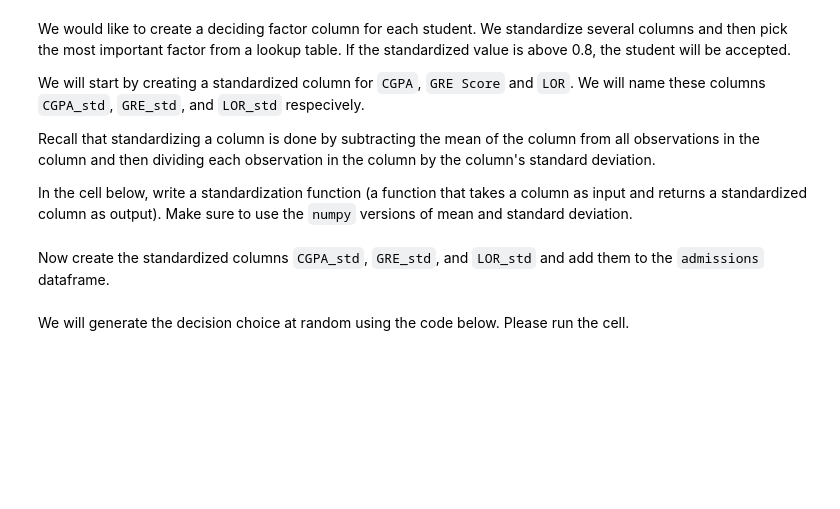
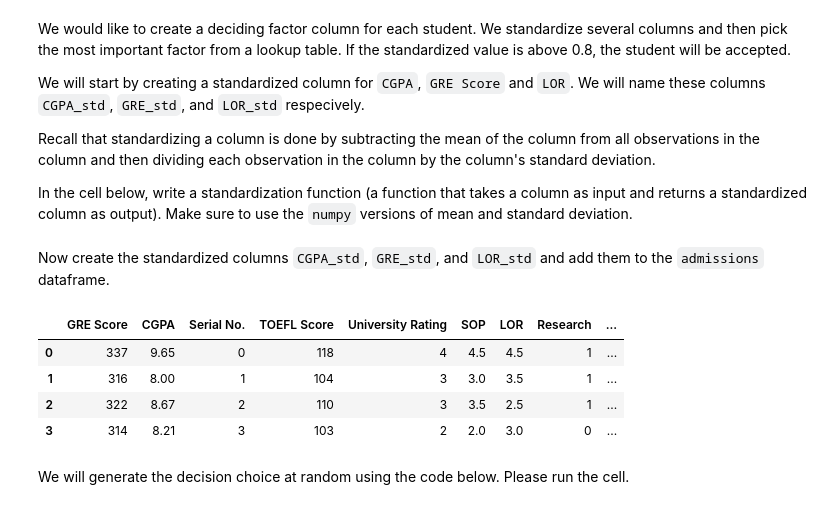
Before and after one commit to ta-data-lis/lab-advanced-pandas, a Jupyter notebook: your-code/main.ipynb, the cells around one changed output. Drawn from its saved outputs; the diff is of its cells as text; code cells hidden in the pictures; blank space fills up the shorter version.

```diff
--- a/your-code/main.ipynb
+++ b/your-code/main.ipynb
@@ -171,5 +163,6 @@ def standardize(col):
     """
 
     # your code here
+    return (admissions[col] - admissions[col].mean())/admissions[col].std()
 # %% [markdown]
 Now create the standardized columns `CGPA_std`, `GRE_std`, and `LOR_std` and add them to the `admissions` dataframe.
@@ -178,3 +169,19 @@ Now create the standardized columns `CGPA_std`, `GRE_std`, and `LOR_std` and add
+# %%
+# your code here
+
+#`CGPA_std`, `GRE_std`, and `LOR_std`
+
+admissions["CGPA_std"] = standardize('CGPA')
+admissions["GRE_std"] = standardize('GRE Score')
+admissions["LOR_std"] = standardize('LOR')
+
+admissions.head(4)
+# %% [output]
+|  | GRE Score | CGPA | Serial No. | TOEFL Score | University Rating | SOP | LOR | Research | ... |
+| 0 | 337 | 9.65 | 0 | 118 | 4 | 4.5 | 4.5 | 1 | ... |
+| 1 | 316 | 8.00 | 1 | 104 | 3 | 3.0 | 3.5 | 1 | ... |
+| 2 | 322 | 8.67 | 2 | 110 | 3 | 3.5 | 2.5 | 1 | ... |
+| 3 | 314 | 8.21 | 3 | 103 | 2 | 2.0 | 3.0 | 0 | ... |
 # %% [markdown]
 We will generate the decision choice at random using the code below. Please run the cell.
 # %%
```
Also changed, not shown: parts of 7 cells of this notebook.
